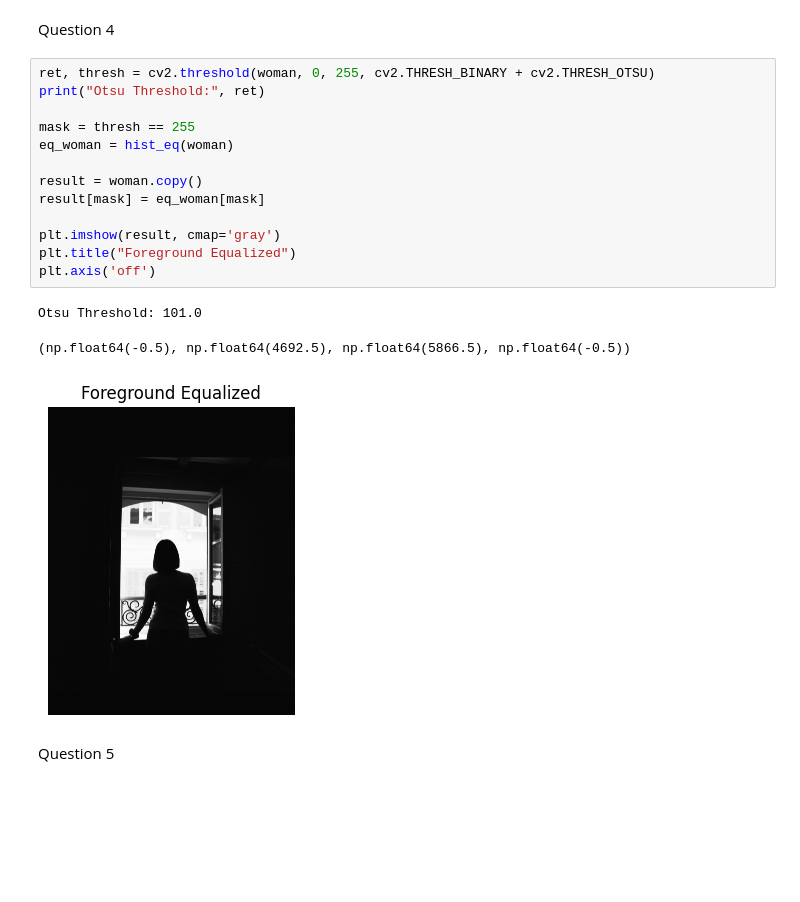
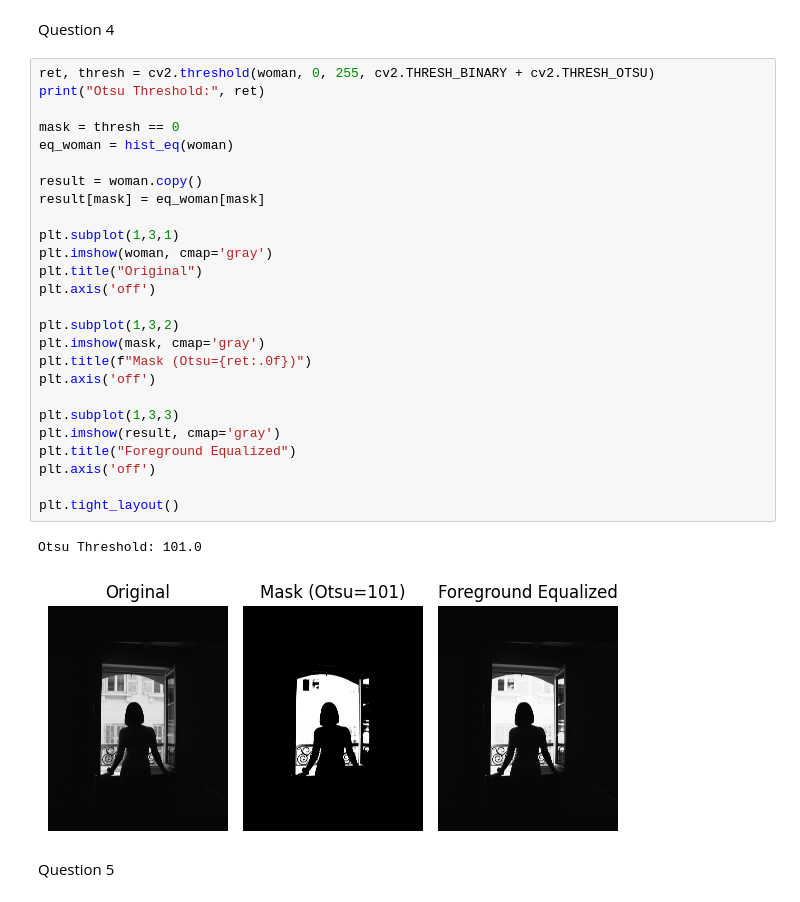
Before and after one commit to Bavitharan/computer-vision-assignment1, a Jupyter notebook: Assignment1.ipynb, the cells around one changed output. Drawn from its saved outputs; the diff is of its cells as text; blank space fills up the shorter version.

```diff
--- a/Assignment1.ipynb
+++ b/Assignment1.ipynb
@@ -114,20 +114,32 @@ Question 4
 # %%
 ret, thresh = cv2.threshold(woman, 0, 255, cv2.THRESH_BINARY + cv2.THRESH_OTSU)
 print("Otsu Threshold:", ret)
 
-mask = thresh == 255
+mask = thresh == 0
 eq_woman = hist_eq(woman)
 
 result = woman.copy()
 result[mask] = eq_woman[mask]
 
+plt.subplot(1,3,1)
+plt.imshow(woman, cmap='gray')
+plt.title("Original")
+plt.axis('off')
+
+plt.subplot(1,3,2)
+plt.imshow(mask, cmap='gray')
+plt.title(f"Mask (Otsu={ret:.0f})")
+plt.axis('off')
+
+plt.subplot(1,3,3)
 plt.imshow(result, cmap='gray')
 plt.title("Foreground Equalized")
 plt.axis('off')
+
+plt.tight_layout()
 # %% [output]
 Otsu Threshold: 101.0
-(np.float64(-0.5), np.float64(4692.5), np.float64(5866.5), np.float64(-0.5))
-[figure, old version]
+[figure, new version]
 # %% [markdown]
 Question 5
 # %%
```
